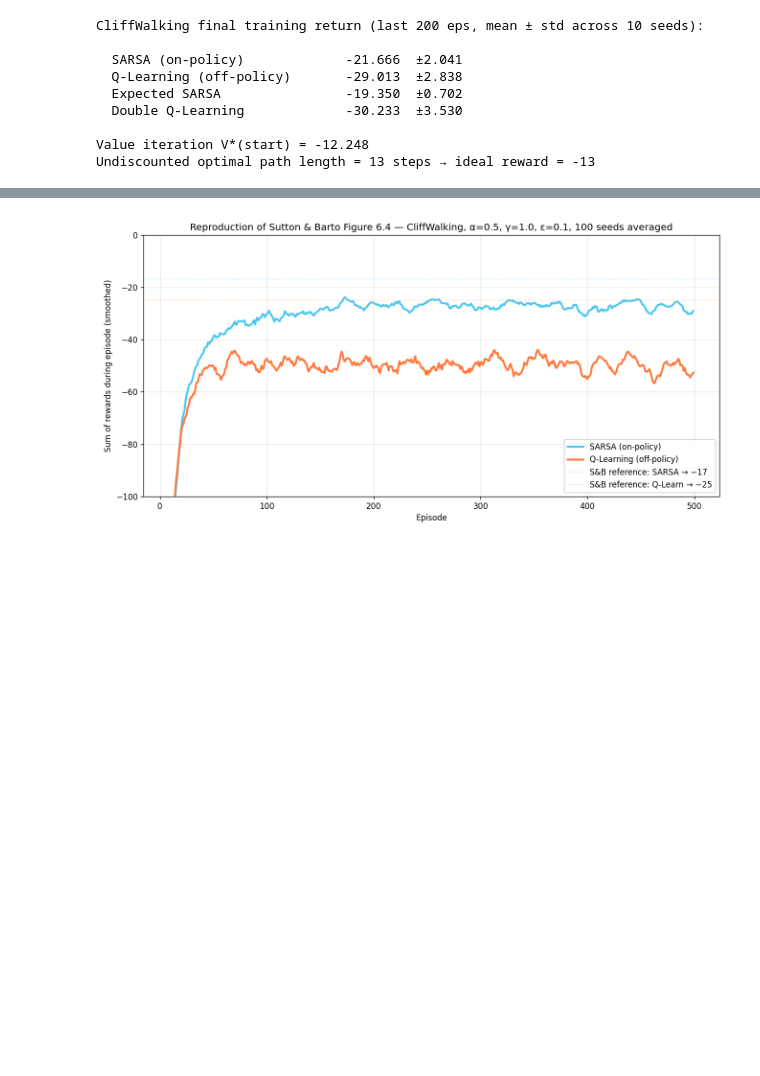
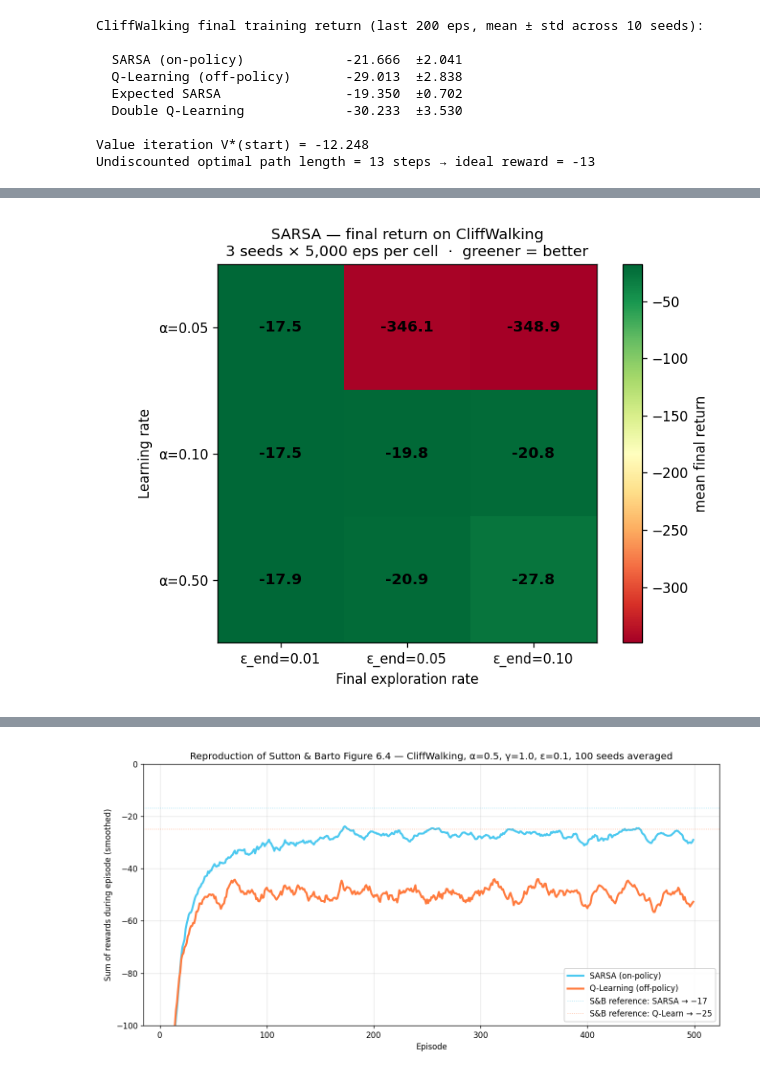
Before and after one commit to bendervintimilla/homeworkemerginmarkets, a Jupyter notebook: hw2_sarsa_qlearning/Assignment2_Juan_Vintimilla.ipynb, the cells around one changed output, grey strips where cells are left out. Saved outputs shown, nothing was run; the diff lists cells and outputs as text; code cells hidden in the pictures; blank space fills up the shorter version.

```diff
--- a/hw2_sarsa_qlearning/Assignment2_Juan_Vintimilla.ipynb
+++ b/hw2_sarsa_qlearning/Assignment2_Juan_Vintimilla.ipynb
@@ -238,0 +498,4 @@ Undiscounted optimal path length = 13 steps → ideal reward = -13
+# %%
+Image(filename=str(ASSETS / 'ablation_sarsa.png'))
+# %% [output]
+[figure, added]
```
Also changed, not shown: parts of 48 cells of this notebook, 33 other files.
